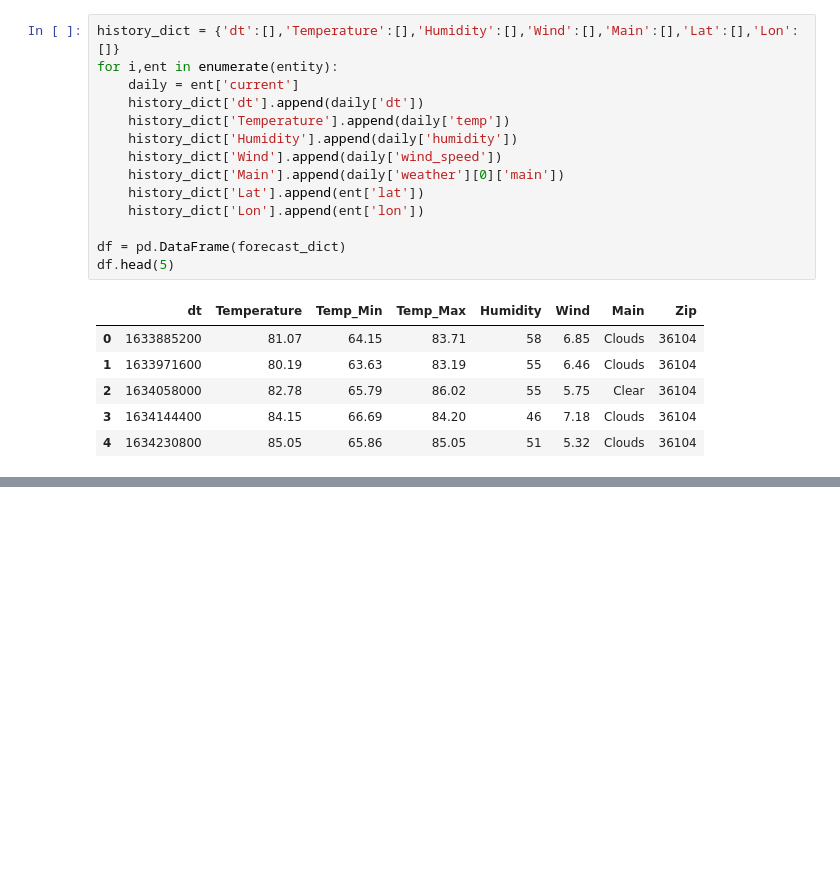
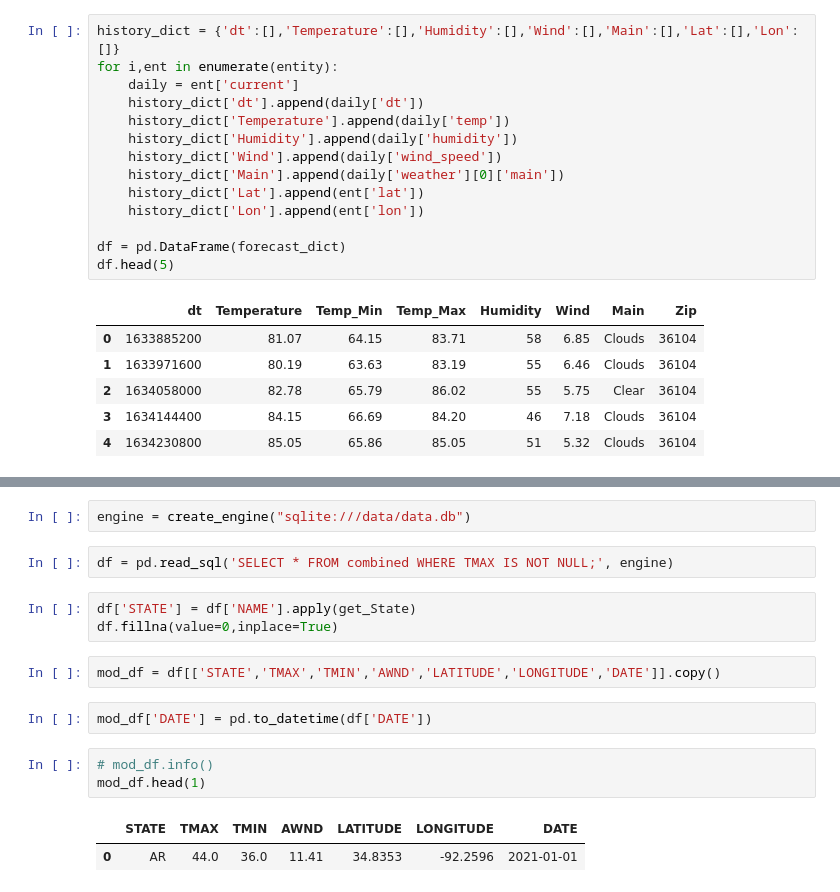
Before and after one commit to hzhi54/OpenWeatherMap_Data_Engineer, a Jupyter notebook: eda_code.ipynb, the cells around one changed output, grey strips where cells are left out. Cells and saved outputs as stored; diff of their text form; blank space fills up the shorter version.

```diff
--- a/eda_code.ipynb
+++ b/eda_code.ipynb
@@ -118,0 +127,17 @@ df.head(5)
+# %%
+engine = create_engine("sqlite:///data/data.db")
+# %%
+df = pd.read_sql('SELECT * FROM combined WHERE TMAX IS NOT NULL;', engine)
+# %%
+df['STATE'] = df['NAME'].apply(get_State)
+df.fillna(value=0,inplace=True)
+# %%
+mod_df = df[['STATE','TMAX','TMIN','AWND','LATITUDE','LONGITUDE','DATE']].copy()
+# %%
+mod_df['DATE'] = pd.to_datetime(df['DATE'])
+# %%
+# mod_df.info()
+mod_df.head(1)
+# %% [output]
+|  | STATE | TMAX | TMIN | AWND | LATITUDE | LONGITUDE | DATE |
+| 0 | AR | 44.0 | 36.0 | 11.41 | 34.8353 | -92.2596 | 2021-01-01 |
```
Also changed, not shown: parts of 6 cells of this notebook, 22 other files.
